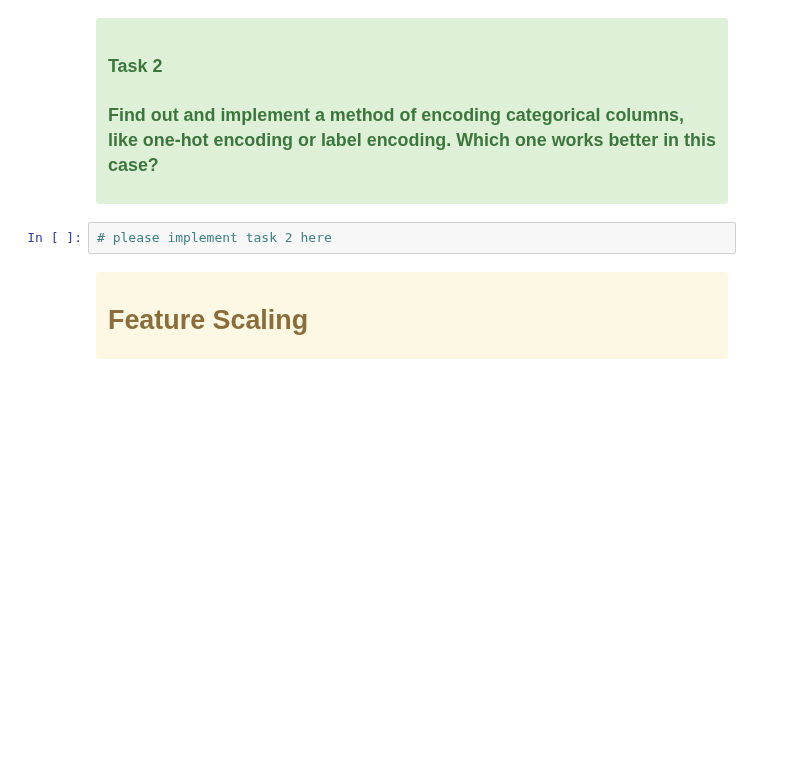
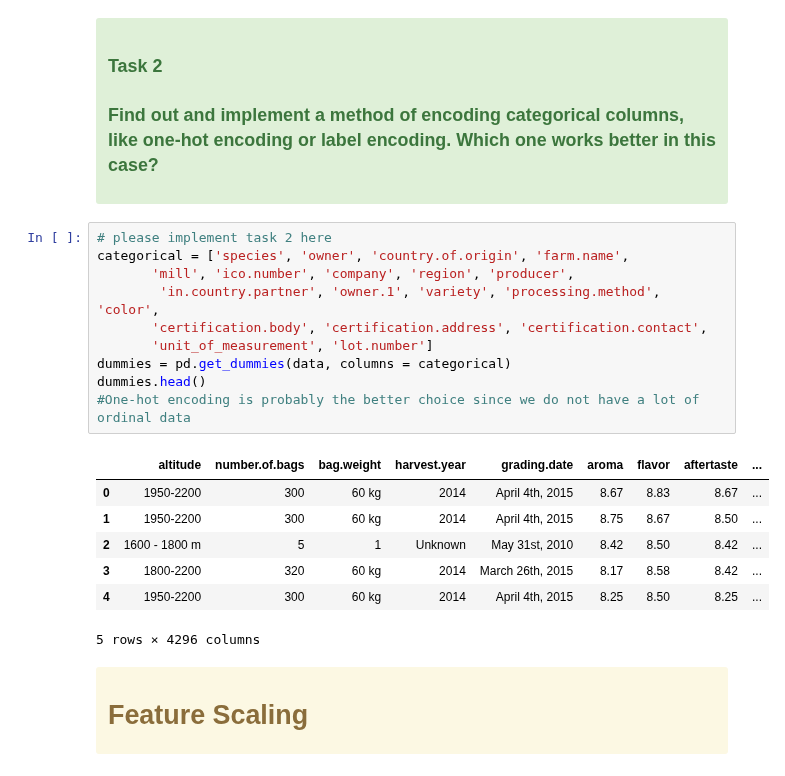
Before and after one commit to roastbread/Schoolnotebook, a Jupyter notebook: Datamining/Lab1_data exploration/lab1_data_exploration_nw.ipynb, the cells around one changed output. Cells and saved outputs as stored; diff of their text form; blank space fills up the shorter version.

```diff
--- a/Datamining/Lab1_data exploration/lab1_data_exploration_nw.ipynb
+++ b/Datamining/Lab1_data exploration/lab1_data_exploration_nw.ipynb
@@ -142,8 +195,24 @@ memory usage: 449.9+ KB
 ### Find out and implement a method of encoding categorical columns, like one-hot encoding  or label encoding. Which one works better in this case?
 
 </div>
-# %%
-# please implement task 2 here
+# %%
+# please implement task 2 here
+categorical = ['species', 'owner', 'country.of.origin', 'farm.name',
+       'mill', 'ico.number', 'company', 'region', 'producer',
+        'in.country.partner', 'owner.1', 'variety', 'processing.method', 'color',
+       'certification.body', 'certification.address', 'certification.contact',
+       'unit_of_measurement', 'lot.number']
+dummies = pd.get_dummies(data, columns = categorical)
+dummies.head()
+#One-hot encoding is probably the better choice since we do not have a lot of ordinal data
+# %% [output]
+|  | altitude | number.of.bags | bag.weight | harvest.year | grading.date | aroma | flavor | aftertaste | ... |
+| 0 | 1950-2200 | 300 | 60 kg | 2014 | April 4th, 2015 | 8.67 | 8.83 | 8.67 | ... |
+| 1 | 1950-2200 | 300 | 60 kg | 2014 | April 4th, 2015 | 8.75 | 8.67 | 8.50 | ... |
+| 2 | 1600 - 1800 m | 5 | 1 | Unknown | May 31st, 2010 | 8.42 | 8.50 | 8.42 | ... |
+| 3 | 1800-2200 | 320 | 60 kg | 2014 | March 26th, 2015 | 8.17 | 8.58 | 8.42 | ... |
+| 4 | 1950-2200 | 300 | 60 kg | 2014 | April 4th, 2015 | 8.25 | 8.50 | 8.25 | ... |
+5 rows × 4296 columns
 # %% [markdown]
 <div class='alert alert-block alert-warning' style='font-size:150%'>
 
```
Also changed, not shown: parts of 14 cells of this notebook.
